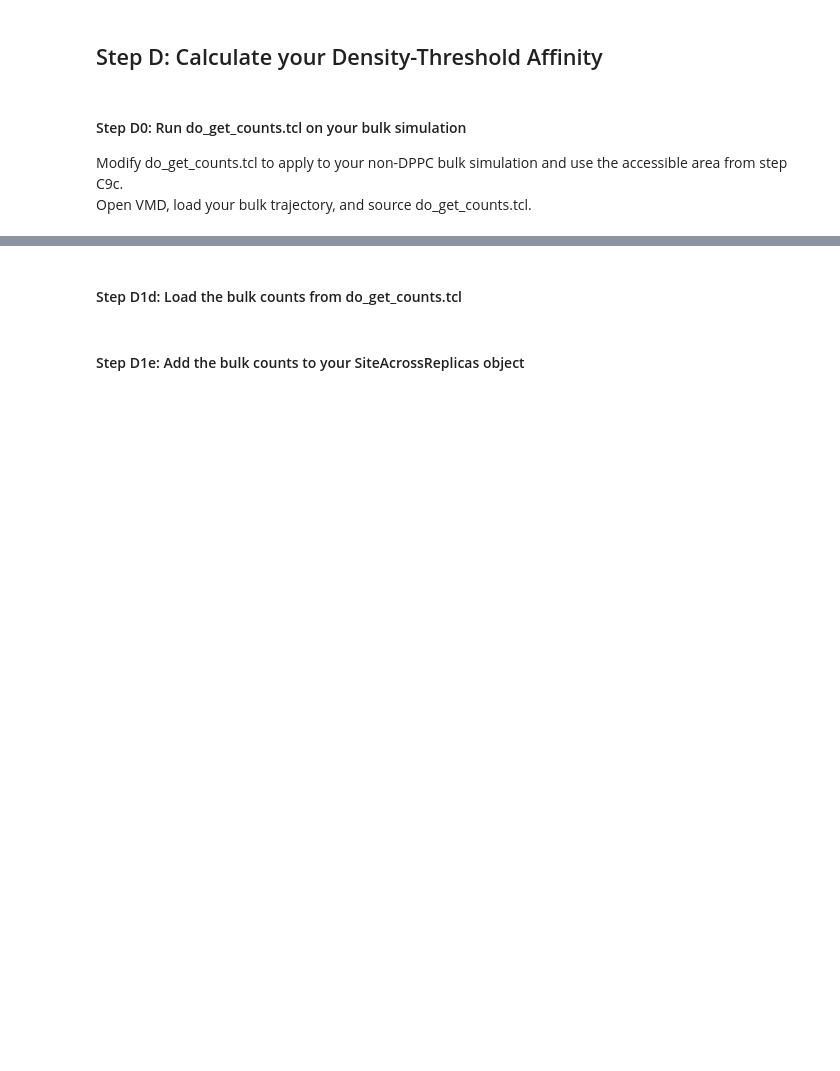
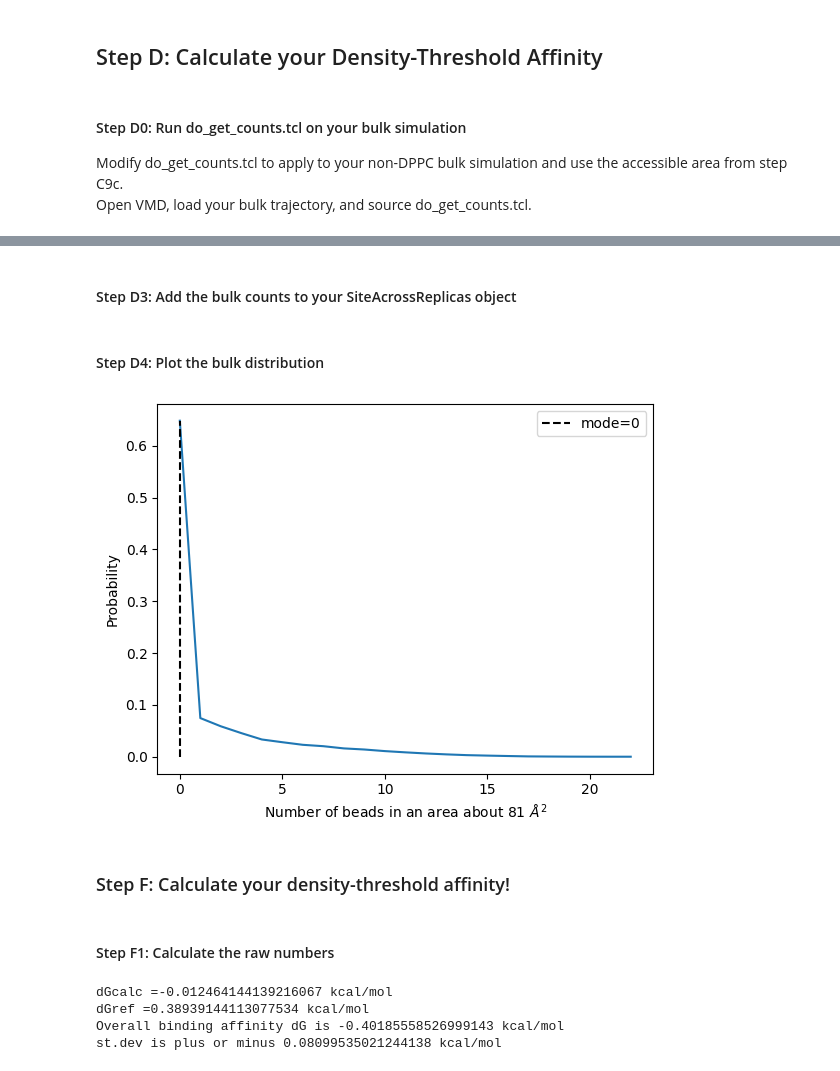
Before and after one commit to BranniganLab/density_threshold_affinity, a Jupyter notebook: python/multiple_replicas_symmetric_site.ipynb, the cells around one changed output, grey strips where cells are left out. Cells and saved outputs as stored; diff of their text form; code cells hidden in the pictures; blank space fills up the shorter version.

Commit message:
finished step E

```diff
--- a/python/multiple_replicas_symmetric_site.ipynb
+++ b/python/multiple_replicas_symmetric_site.ipynb
@@ -179,3 +180,5 @@ AssertionError: Could not find /home/js2746/ELIC5/simulations/DPPC_bulk/DPPC_cou
+# %%
+accessible_area = 81
 # %% [markdown]
 ***
 # %% [markdown]
@@ -194 +192,3 @@ leaflet = site1.leaflet_id # is your site in the outer (1) or inner (2) leaflet?
+# %%
+bulk_counts_path = root_path.joinpath("bulk", f"{system_name}_counts_{accessible_area}.out")
 # %% [markdown]
@@ -203,2 +196,4 @@ CDL1_inner_leaflet_site = SiteAcrossReplicas(replica_counts_list, base_site=symm
+# %%
+bulk_counts_list, _, _ = parse_tcl_dat_file(bulk_counts_path, bulk=True)
 # %% [markdown]
-#### Step D1d: Load the bulk counts from do_get_counts.tcl
+#### Step D3: Add the bulk counts to your SiteAcrossReplicas object
@@ -207,4 +200,29 @@ CDL1_bulk_counts, _, _ = parse_tcl_dat_file(bulk_counts_path, bulk=True)
-# %% [markdown]
-#### Step D1e: Add the bulk counts to your SiteAcrossReplicas object
 # %%
-CDL1_inner_leaflet_site.update_counts_histogram(bulk=True, counts_data=CDL1_bulk_counts)
+symm_site_across_replicas_1.update_counts_histogram(bulk=True, counts_data=bulk_counts_list)
+# %% [markdown]
+#### Step D4: Plot the bulk distribution
+# %%
+fig, ax = plt.subplots()
+ax = plot_histogram(ax, symm_site_across_replicas_1.bulk_counts_histogram, accessible_area, plot_probability=True)
+plt.show()
+plt.clf()
+plt.close()
+# %% [output]
+[figure, added]
+# %% [markdown]
+### Step F: Calculate your density-threshold affinity!
+# %% [markdown]
+#### Step F1: Calculate the raw numbers
+# %%
+dgSite = float(calculate_dG(symm_site_across_replicas_1.site_counts_histogram, symm_site_across_replicas_1.n_peak, site1.temperature))
+dgRef = float(calculate_dG(symm_site_across_replicas_1.bulk_counts_histogram, symm_site_across_replicas_1.n_peak, site1.temperature))
+
+print(f"dGcalc ={dgSite} kcal/mol")
+print(f"dGref ={dgRef} kcal/mol")
+print(f"Overall binding affinity dG is {symm_site_across_replicas_1.dG} kcal/mol")
+print(f"st.dev is plus or minus {symm_site_across_replicas_1.dG_std} kcal/mol")
+# %% [output]
+dGcalc =-0.012464144139216067 kcal/mol
+dGref =0.38939144113077534 kcal/mol
+Overall binding affinity dG is -0.40185558526999143 kcal/mol
+st.dev is plus or minus 0.08099535021244138 kcal/mol
```
Also changed, not shown: parts of 14 cells of this notebook.
